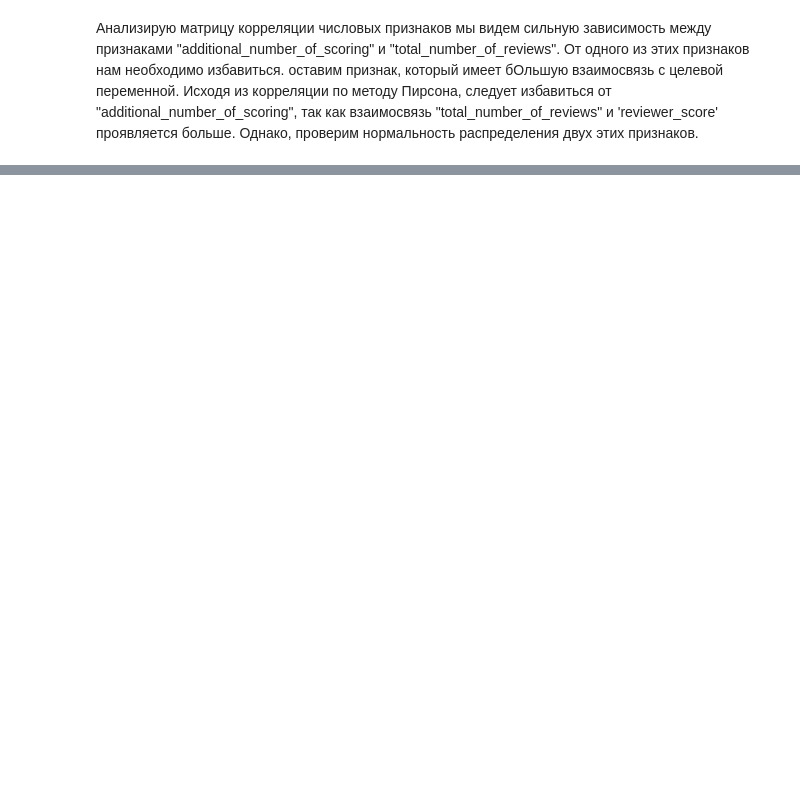
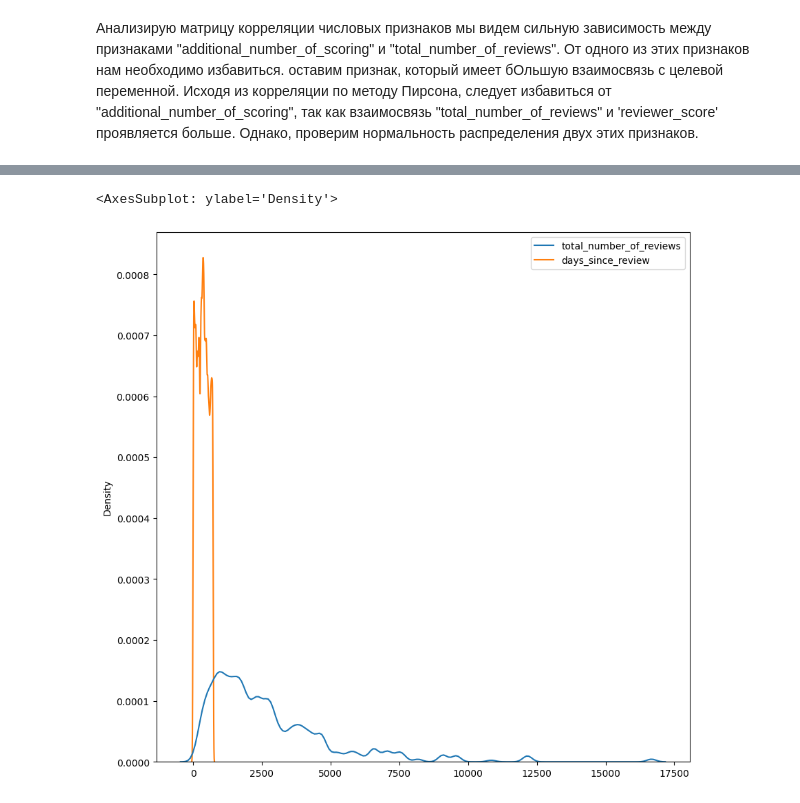
Before and after one commit to AndreevaDarya/booking-project, a Jupyter notebook: booking.ipynb, the cells around one changed output, grey strips where cells are left out. Cells and saved outputs as stored; diff of their text form; code cells hidden in the pictures; blank space fills up the shorter version.

```diff
--- a/booking.ipynb
+++ b/booking.ipynb
@@ -550,8 +413,7 @@ feature_df = pd.concat([feature_df, type_bin], axis=1)
 season_encoder = ce.OneHotEncoder(cols=['season'], use_cat_names=True)
 season_bin = season_encoder.fit_transform(df['season'])
 feature_df = pd.concat([feature_df, season_bin], axis=1)
+
+season_encoder = ce.OneHotEncoder(cols=['month'], use_cat_names=True)
+season_bin = season_encoder.fit_transform(df['month'])
+feature_df = pd.concat([feature_df, season_bin], axis=1)
-# %%
-feature_df = feature_df.drop('hotel_name', axis = 1)
-bin_encoder = ce.BinaryEncoder(cols=['hotel_name']) # указываем столбец для кодирования
-type_bin = bin_encoder.fit_transform(df['hotel_name'])
-clothing = pd.concat([feature_df, type_bin], axis=1)
@@ -557,0 +454,4 @@ clothing = pd.concat([feature_df, type_bin], axis=1)
+# %%
+feature_df = feature_df.drop(['season_spring', 'season_autumn', 'season_summer', 'season_winter'], axis = 1)
+feature_df = feature_df.drop(['month'], axis = 1)
+feature_df = feature_df.drop(['year'], axis = 1)
@@ -557,0 +477,5 @@ clothing = pd.concat([feature_df, type_bin], axis=1)
+# %%
+sns.kdeplot(feature_df)
+# %% [output]
+<AxesSubplot: ylabel='Density'>
+[figure, added]
```
Also changed, not shown: parts of 41 cells of this notebook.
